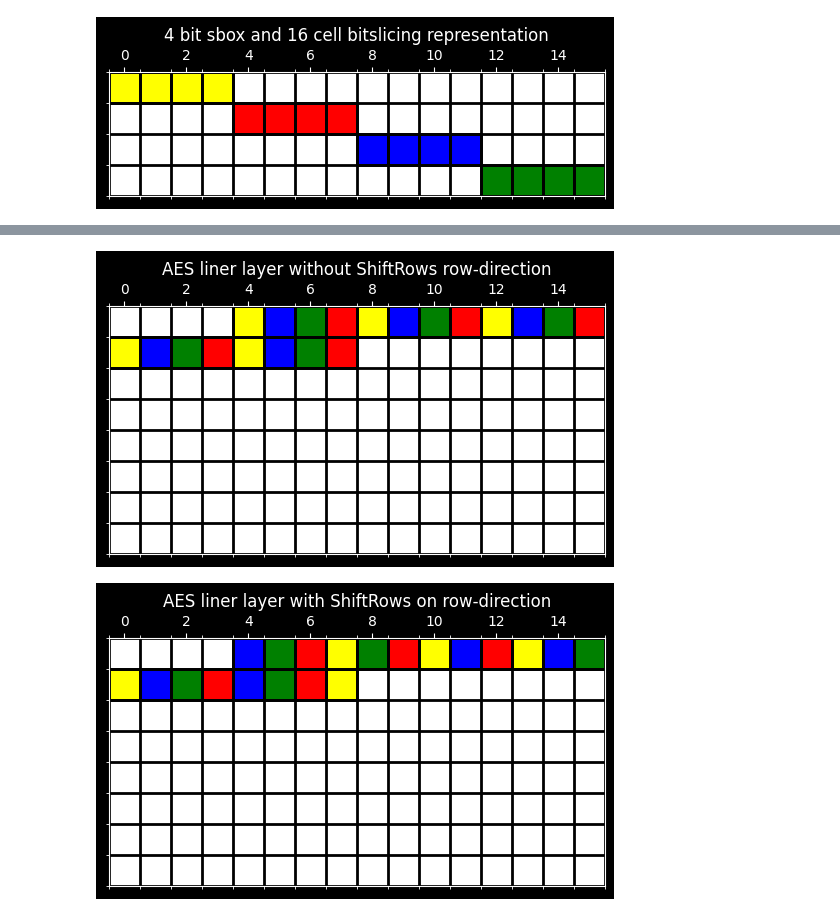
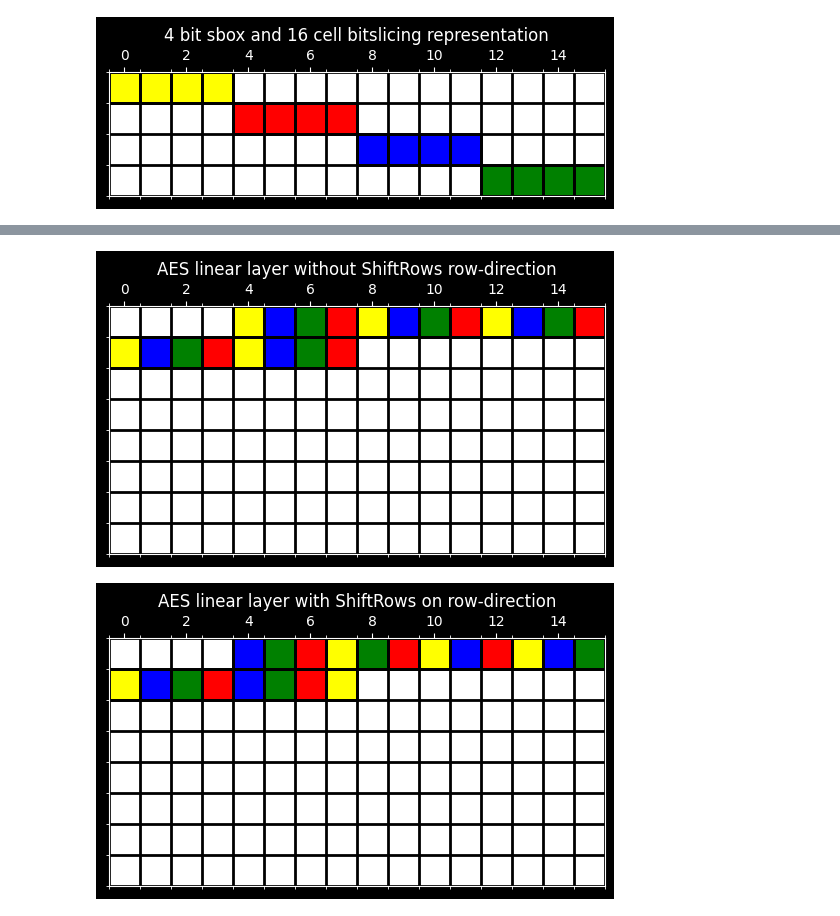
Before and after one commit to jiahaoxiang2000/misc, a Jupyter notebook: bitslicing.ipynb, the cells around one changed output, grey strips where cells are left out. Saved outputs shown, nothing was run; the diff lists cells and outputs as text; code cells hidden in the pictures.

```diff
--- a/bitslicing.ipynb
+++ b/bitslicing.ipynb
@@ -133,37 +133,37 @@ plot_highlighted_grid(
 # %%
 highlighted_squares = [
     ([(1, 0), (1, 4), (0, 4), (0, 8), (0, 12)], "yellow"),
     ([(1, 1), (1, 5), (0, 5), (0, 9), (0, 13)], "blue"),
     ([(1, 2), (1, 6), (0, 6), (0, 10), (0, 14)], "green"),
     ([(1, 3), (1, 7), (0, 7), (0, 11), (0, 15)], "red"),
 ]
 plot_highlighted_grid(
-    8, 16, highlighted_squares, "AES liner layer without ShiftRows row-direction"
+    8, 16, highlighted_squares, "AES linear layer without ShiftRows row-direction"
 )
 
 aes_permutation = [0, 1, 2, 3, 5, 6, 7, 4, 10, 11, 8, 9, 15, 12, 13, 14]
 
 highlighted_squares = [
     ([(1, 0), (1, 4), (0, 4), (0, 8), (0, 12)], "yellow"),
     ([(1, 1), (1, 5), (0, 5), (0, 9), (0, 13)], "blue"),
     ([(1, 2), (1, 6), (0, 6), (0, 10), (0, 14)], "green"),
     ([(1, 3), (1, 7), (0, 7), (0, 11), (0, 15)], "red"),
 ]
 
 # Apply the permutation to the columns (except the first column)
 permuted_highlighted_squares = []
 for squares, color in highlighted_squares:
     permuted_squares = [(row, aes_permutation.index(col)) for row, col in squares]
     permuted_highlighted_squares.append((permuted_squares, color))
 plot_highlighted_grid(
     8,
     16,
     permuted_highlighted_squares,
-    "AES liner layer with ShiftRows on row-direction",
+    "AES linear layer with ShiftRows on row-direction",
 )
 # %% [output]
-[figure, old version]
+[figure, new version]
-[figure, old version]
+[figure, new version]
 # %%
 aes_column = [0, 4, 8, 12, 1, 5, 9, 13, 2, 6, 10, 14, 3, 7, 11, 15]
 
```
Also changed, not shown: parts of 4 cells of this notebook.
